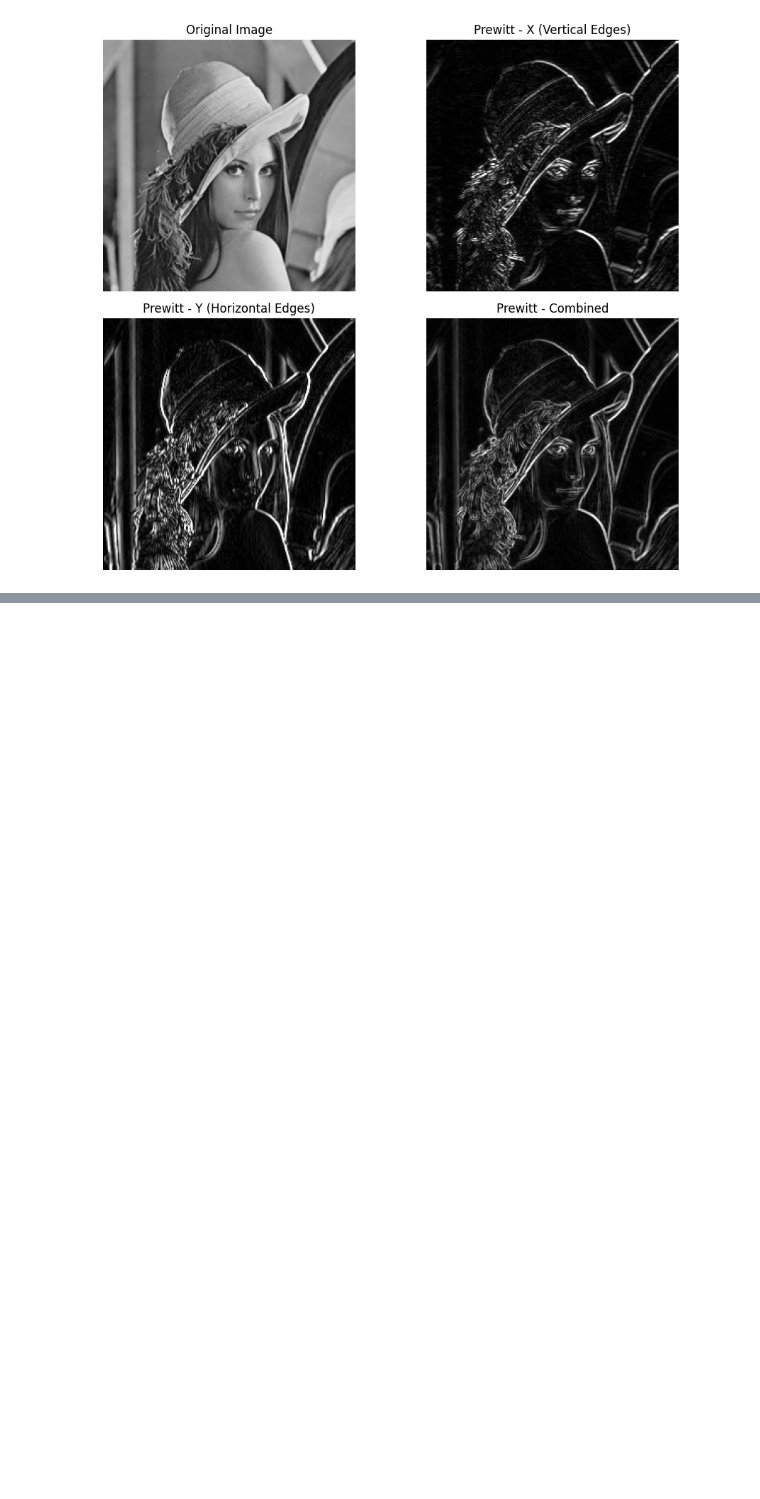
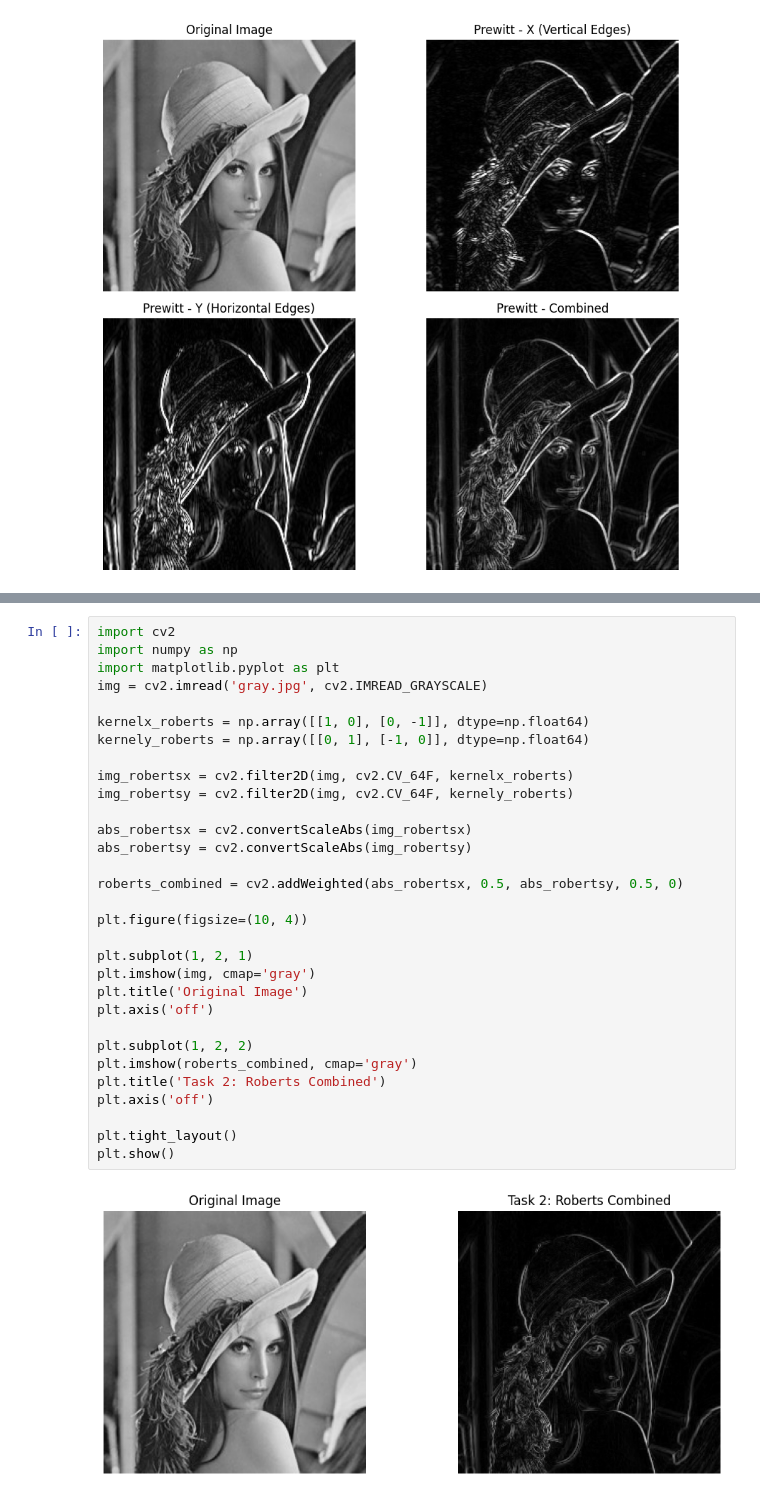
Before and after one commit to mariamahmed10395-boop/Uni_image_Tasks, a Jupyter notebook: task_6.ipynb, the cells around one changed output, grey strips where cells are left out. Saved outputs shown, nothing was run; the diff lists cells and outputs as text; blank space fills up the shorter version.

```diff
--- a/task_6.ipynb
+++ b/task_6.ipynb
@@ -79,0 +119,33 @@ plt.show()
+# %%
+import cv2
+import numpy as np
+import matplotlib.pyplot as plt
+img = cv2.imread('gray.jpg', cv2.IMREAD_GRAYSCALE)
+
+kernelx_roberts = np.array([[1, 0], [0, -1]], dtype=np.float64)
+kernely_roberts = np.array([[0, 1], [-1, 0]], dtype=np.float64)
+
+img_robertsx = cv2.filter2D(img, cv2.CV_64F, kernelx_roberts)
+img_robertsy = cv2.filter2D(img, cv2.CV_64F, kernely_roberts)
+
+abs_robertsx = cv2.convertScaleAbs(img_robertsx)
+abs_robertsy = cv2.convertScaleAbs(img_robertsy)
+
+roberts_combined = cv2.addWeighted(abs_robertsx, 0.5, abs_robertsy, 0.5, 0)
+
+plt.figure(figsize=(10, 4))
+
+plt.subplot(1, 2, 1)
+plt.imshow(img, cmap='gray')
+plt.title('Original Image')
+plt.axis('off')
+
+plt.subplot(1, 2, 2)
+plt.imshow(roberts_combined, cmap='gray')
+plt.title('Task 2: Roberts Combined')
+plt.axis('off')
+
+plt.tight_layout()
+plt.show()
+# %% [output]
+[figure, added]
```
Also changed, not shown: parts of 3 cells of this notebook.
